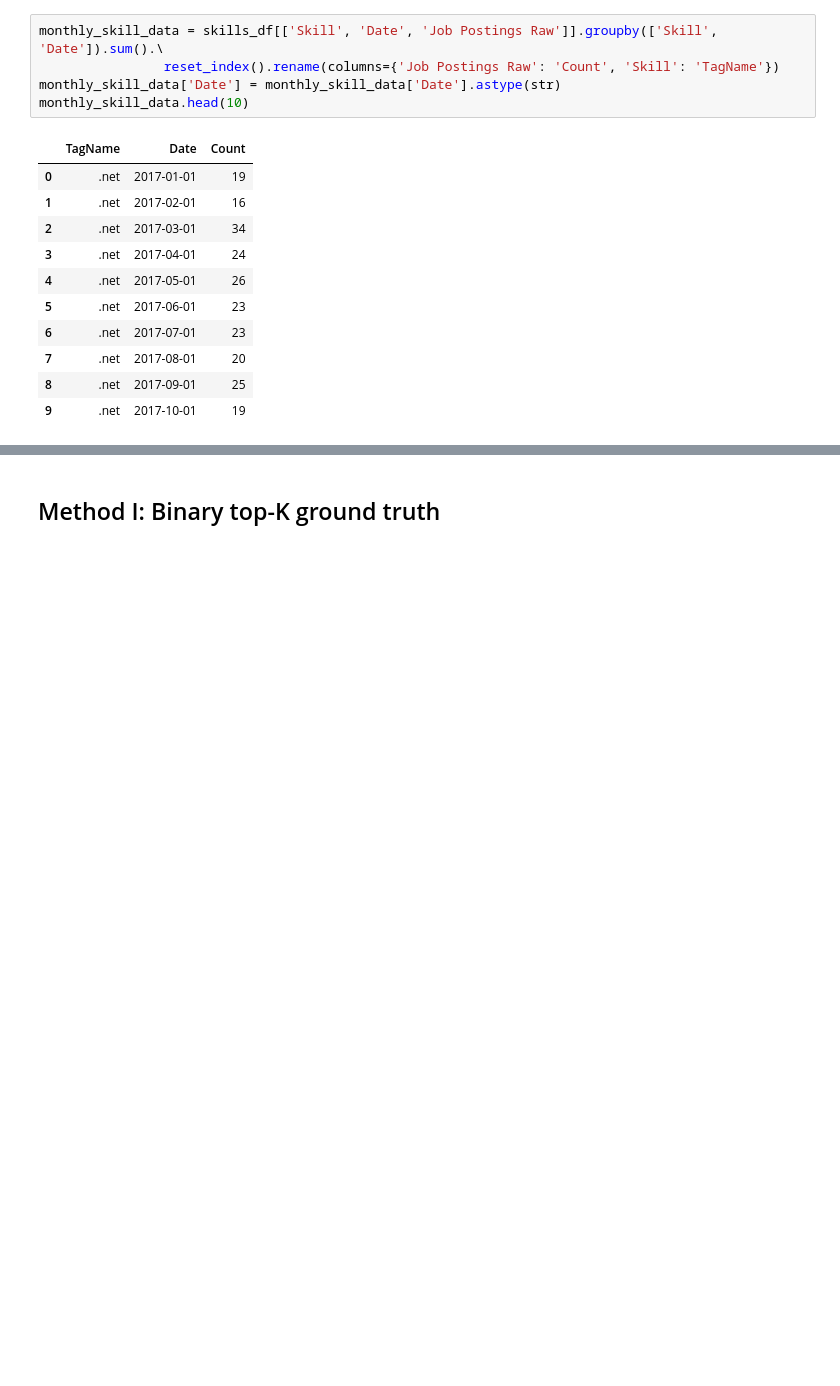
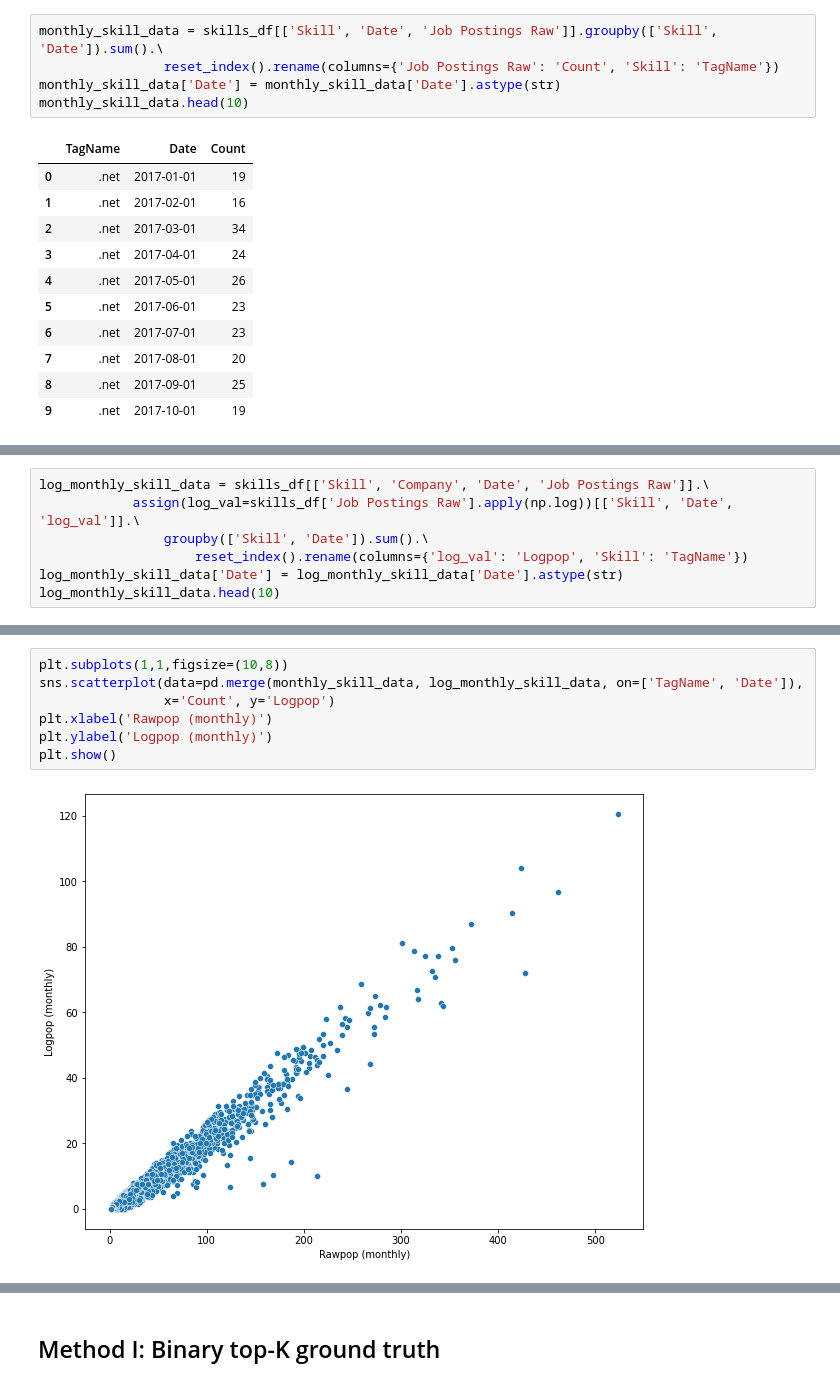
Before and after one commit to RamtinYazdanian/job_skill_trend_analysis, a Jupyter notebook: notebooks/emerging_skill_analysis.ipynb, the cells around one changed output, grey strips where cells are left out. Saved outputs shown, nothing was run; the diff lists cells and outputs as text; blank space fills up the shorter version.

```diff
--- a/notebooks/emerging_skill_analysis.ipynb
+++ b/notebooks/emerging_skill_analysis.ipynb
@@ -139,0 +136,7 @@ monthly_skill_data.shape
+# %%
+log_monthly_skill_data = skills_df[['Skill', 'Company', 'Date', 'Job Postings Raw']].\
+            assign(log_val=skills_df['Job Postings Raw'].apply(np.log))[['Skill', 'Date', 'log_val']].\
+                groupby(['Skill', 'Date']).sum().\
+                    reset_index().rename(columns={'log_val': 'Logpop', 'Skill': 'TagName'})
+log_monthly_skill_data['Date'] = log_monthly_skill_data['Date'].astype(str)
+log_monthly_skill_data.head(10)
@@ -139,0 +155,9 @@ monthly_skill_data.shape
+# %%
+plt.subplots(1,1,figsize=(10,8))
+sns.scatterplot(data=pd.merge(monthly_skill_data, log_monthly_skill_data, on=['TagName', 'Date']),
+                x='Count', y='Logpop')
+plt.xlabel('Rawpop (monthly)')
+plt.ylabel('Logpop (monthly)')
+plt.show()
+# %% [output]
+[figure, added]
```
Also changed, not shown: parts of 42 cells of this notebook, 1 other file.
